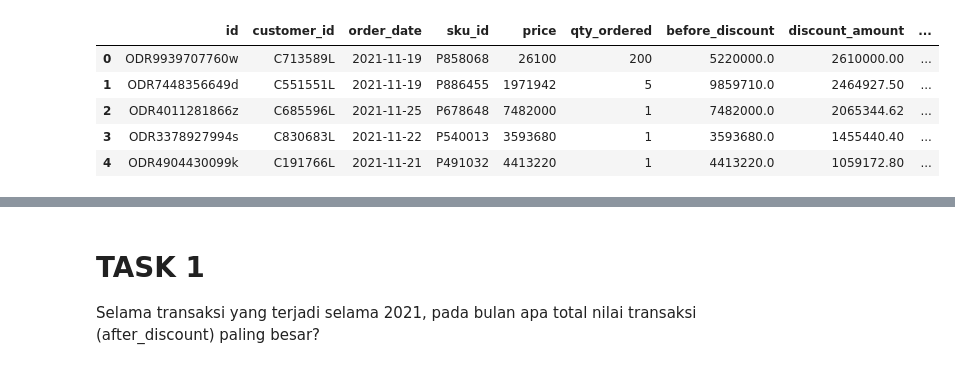
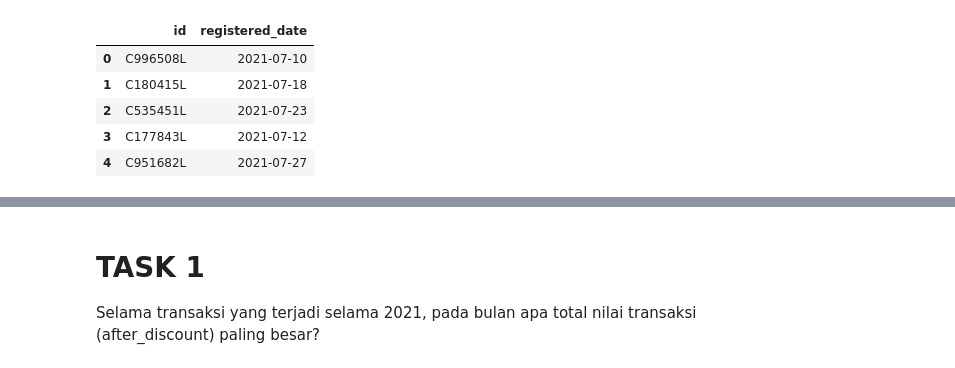
Before and after one commit to frqwuzhere/e-commerce_analysis, a Jupyter notebook: python/e-commerce_analysis.ipynb, the cells around one changed output, grey strips where cells are left out. Saved outputs shown, nothing was run; the diff lists cells and outputs as text; code cells hidden in the pictures.

Commit message:
membersihkan beberapa kode untuk load data, dijadikan satu di awal proses

```diff
--- a/python/e-commerce_analysis.ipynb
+++ b/python/e-commerce_analysis.ipynb
@@ -5,11 +29,10 @@ import datetime as dt
 # %%
-#load the data
-dataset = pd.read_csv('../MySKill_SQL_E-Commerce_Analysis-main\order_detail.csv')
-dataset.head()
+customer_df = pd.read_csv('../MySKill_SQL_E-Commerce_Analysis-main/customer_detail.csv')
+customer_df.head(5)
 # %% [output]
-|  | id | customer_id | order_date | sku_id | price | qty_ordered | before_discount | discount_amount | ... |
-| 0 | ODR9939707760w | C713589L | 2021-11-19 | P858068 | 26100 | 200 | 5220000.0 | 2610000.00 | ... |
-| 1 | ODR7448356649d | C551551L | 2021-11-19 | P886455 | 1971942 | 5 | 9859710.0 | 2464927.50 | ... |
-| 2 | ODR4011281866z | C685596L | 2021-11-25 | P678648 | 7482000 | 1 | 7482000.0 | 2065344.62 | ... |
-| 3 | ODR3378927994s | C830683L | 2021-11-22 | P540013 | 3593680 | 1 | 3593680.0 | 1455440.40 | ... |
-| 4 | ODR4904430099k | C191766L | 2021-11-21 | P491032 | 4413220 | 1 | 4413220.0 | 1059172.80 | ... |
+|  | id | registered_date |
+| 0 | C996508L | 2021-07-10 |
+| 1 | C180415L | 2021-07-18 |
+| 2 | C535451L | 2021-07-23 |
+| 3 | C177843L | 2021-07-12 |
+| 4 | C951682L | 2021-07-27 |
```
Also changed, not shown: parts of 14 cells of this notebook.
